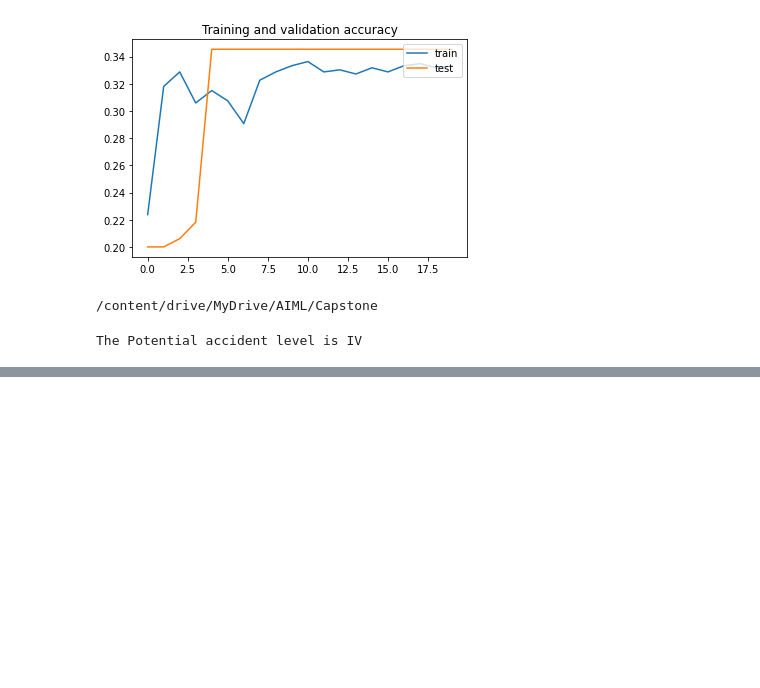
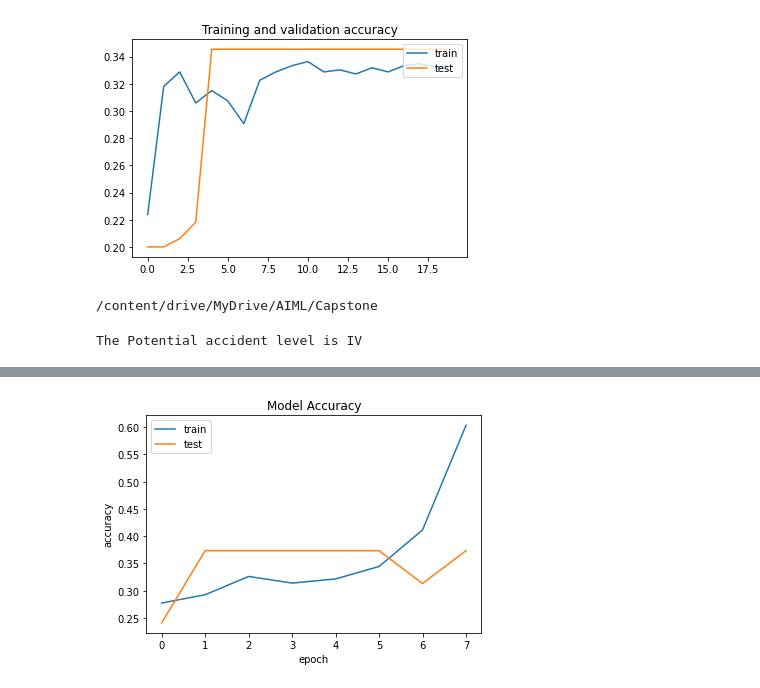
Before and after one commit to shyamsparrow/Jan-G4---NLP-Chatbot, a Jupyter notebook: Capstone_NLP_Chatbot_Jan_A_G4.ipynb, the cells around one changed output, grey strips where cells are left out. Drawn from its saved outputs; the diff is of its cells as text; code cells hidden in the pictures; blank space fills up the shorter version.

```diff
--- a/Capstone_NLP_Chatbot_Jan_A_G4.ipynb
+++ b/Capstone_NLP_Chatbot_Jan_A_G4.ipynb
@@ -679,0 +613,2 @@ The Potential accident level is IV
+# %%
+industry_df = pd.read_csv("industry_df_with_stopwords.csv")
@@ -679,0 +951,19 @@ The Potential accident level is IV
+# %%
+embed_dim = 300  # Embedding size for each token
+num_heads = 5  # Number of attention heads
+ff_dim = 200 # Hidden layer size in feed forward network inside transformer
+
+inputs = layers.Input(shape=(200,))
+embedding_layer = TokenAndPositionEmbedding(maxlen, vocab_size, embed_dim)
+x = embedding_layer(inputs)
+transformer_block = TransformerBlock(embed_dim, num_heads, ff_dim)
+x = transformer_block(x)
+x = layers.GlobalAveragePooling1D()(x)
+x = layers.Dropout(0.1)(x)
+x = layers.Dense(20, activation="relu")(x)
+x = layers.Dropout(0.1)(x)
+outputs = layers.Dense(5, activation="softmax")(x)
+
+
+model = keras.Model(inputs=inputs, outputs=outputs)
+print(model.summary())
@@ -679,0 +988,12 @@ The Potential accident level is IV
+# %%
+epochs = 50
+batch_size = 32
+loss = "categorical_crossentropy"
+opt = keras.optimizers.Adam(lr=1e-3)
+
+metrics = ["acc"]
+
+callback = tf.keras.callbacks.EarlyStopping(monitor='val_loss', patience=3, min_delta=0.001)
+
+model.compile(optimizer=opt, loss=loss, metrics=metrics)
+history = model.fit(X_train, y_train, batch_size=batch_size, epochs=epochs, validation_data=(X_test, y_test), callbacks = [callback])
@@ -679,0 +1011,11 @@ The Potential accident level is IV
+# %%
+# summarize history for accuracy
+plt.plot(history.history['acc'])
+plt.plot(history.history['val_acc'])
+plt.title('Model Accuracy')
+plt.ylabel('accuracy')
+plt.xlabel('epoch')
+plt.legend(['train', 'test'], loc='upper left')
+plt.show()
+# %% [output]
+[figure, added]
```
Also changed, not shown: parts of 79 cells of this notebook.
